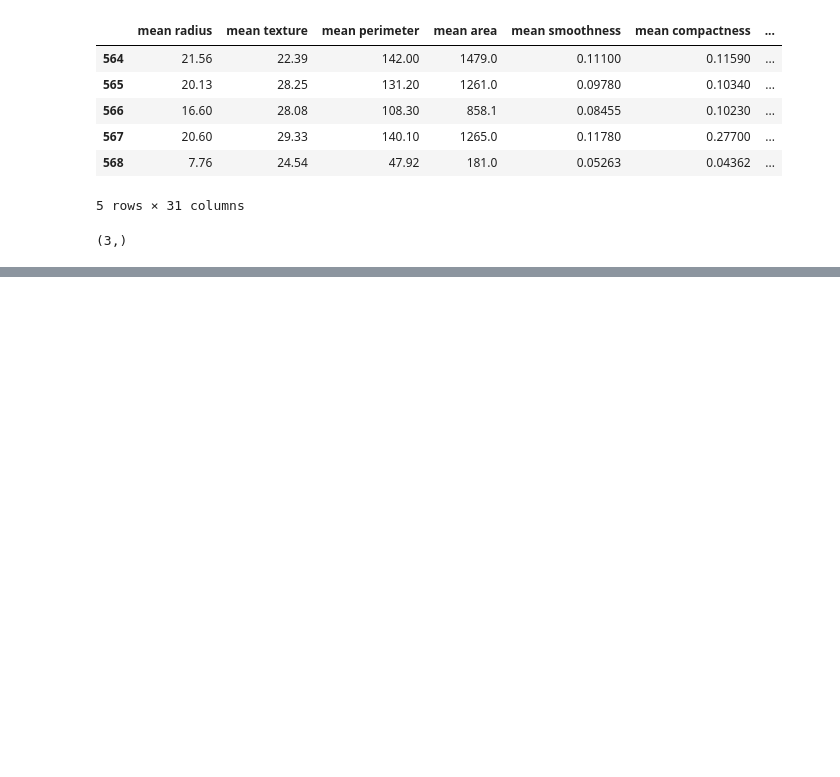
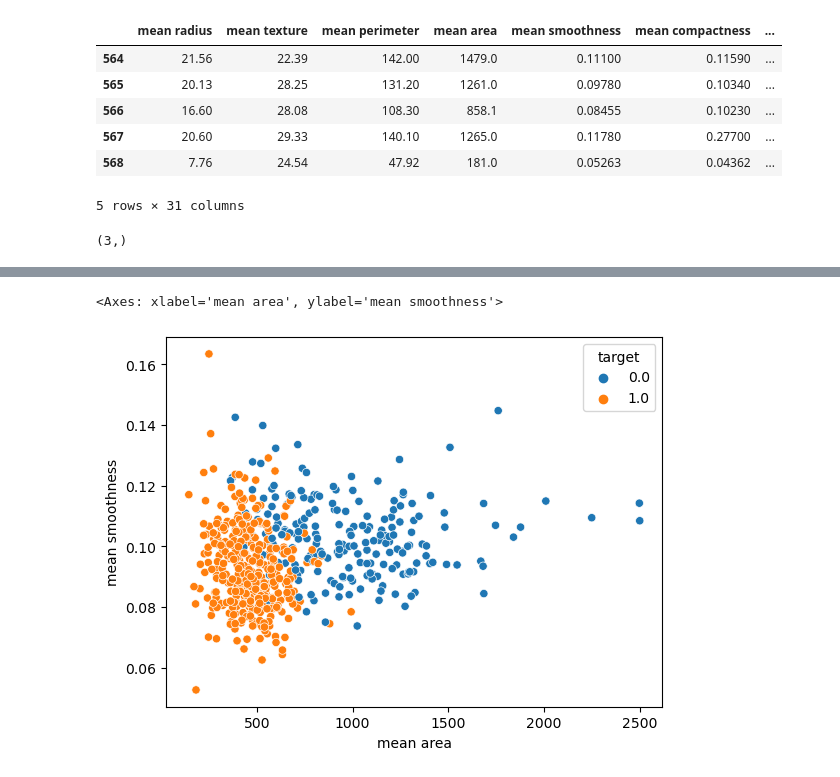
Before and after one commit to AlvaroBishop/SVM_BreastCancerPrediction, a Jupyter notebook: SVM_BreastCancerPrediction.ipynb, the cells around one changed output, grey strips where cells are left out. Cells and saved outputs as stored; diff of their text form; code cells hidden in the pictures; blank space fills up the shorter version.

```diff
--- a/SVM_BreastCancerPrediction.ipynb
+++ b/SVM_BreastCancerPrediction.ipynb
@@ -133,0 +146,5 @@ Example.shape
+# %%
+sns.scatterplot(x = 'mean area', y = 'mean smoothness', hue = 'target', data = df_cancer)
+# %% [output]
+<Axes: xlabel='mean area', ylabel='mean smoothness'>
+[figure, added]
```
Also changed, not shown: parts of 5 cells of this notebook.
